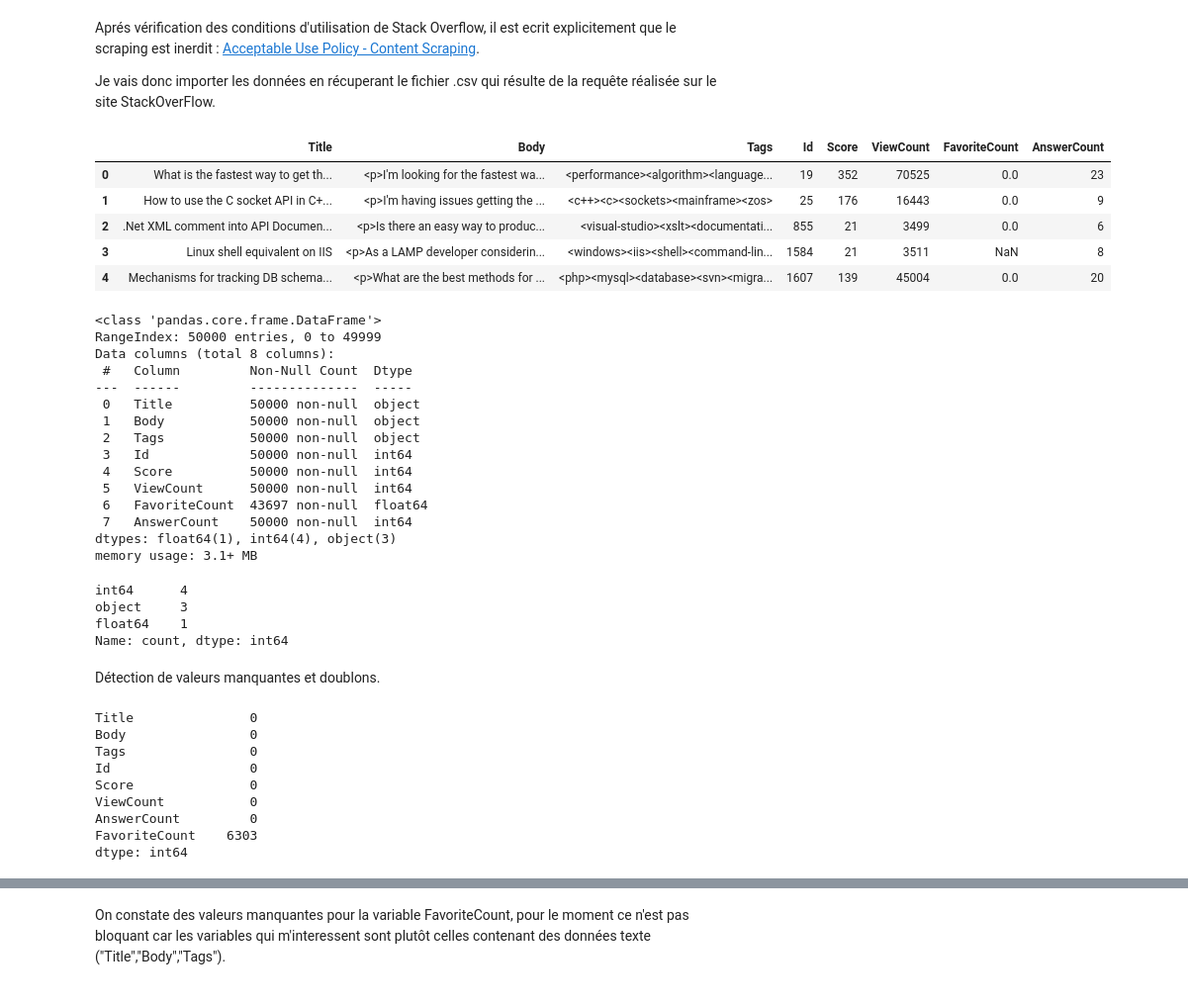
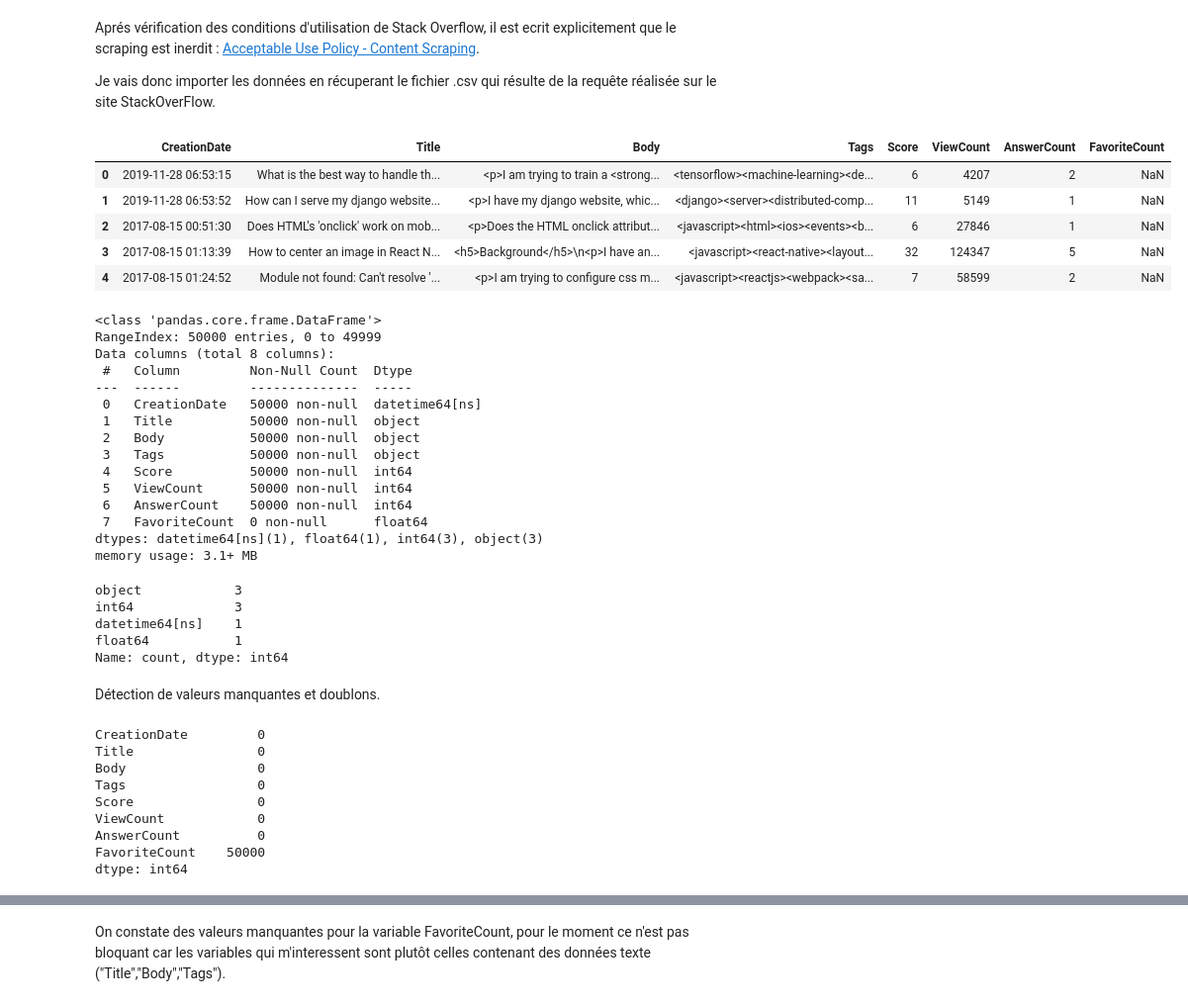
Before and after one commit to flaviejvn/P5_-_Categorisez_automatiquement_des_questions, a Jupyter notebook: Jouvin_Flavie_1_notebook_exploration_052024.ipynb, the cells around one changed output, grey strips where cells are left out. Shown at 99% size. Saved outputs shown, nothing was run; the diff lists cells and outputs as text; code cells hidden in the pictures.

```diff
--- a/Jouvin_Flavie_1_notebook_exploration_052024.ipynb
+++ b/Jouvin_Flavie_1_notebook_exploration_052024.ipynb
@@ -90,19 +174,27 @@ Outils Communément Utilisés pour le Scraping :
 Aprés vérification des conditions d'utilisation de Stack Overflow, il est ecrit explicitement que le scraping est inerdit : [Acceptable Use Policy - Content Scraping](https://stackoverflow.com/legal/acceptable-use-policy).
 
 Je vais donc importer les données en récuperant le fichier .csv qui résulte de la requête réalisée sur le site StackOverFlow.
-# %%
-# Import des données.
-df = pd.read_csv('QueryResults.csv', low_memory=False)
-pd.set_option('display.max_columns', df.shape[1])
-
-df.head(5)
-# %% [output]
-|  | Title | Body | Tags | Id | Score | ViewCount | FavoriteCount | AnswerCount |
-| 0 | What is the fastest way to get th... | <p>I'm looking for the fastest wa... | <performance><algorithm><language... | 19 | 352 | 70525 | 0.0 | 23 |
-| 1 | How to use the C socket API in C+... | <p>I'm having issues getting the ... | <c++><c><sockets><mainframe><zos> | 25 | 176 | 16443 | 0.0 | 9 |
-| 2 | .Net XML comment into API Documen... | <p>Is there an easy way to produc... | <visual-studio><xslt><documentati... | 855 | 21 | 3499 | 0.0 | 6 |
-| 3 | Linux shell equivalent on IIS | <p>As a LAMP developer considerin... | <windows><iis><shell><command-lin... | 1584 | 21 | 3511 | NaN | 8 |
-| 4 | Mechanisms for tracking DB schema... | <p>What are the best methods for ... | <php><mysql><database><svn><migra... | 1607 | 139 | 45004 | 0.0 | 20 |
+# %%
+# Import des données.
+df = pd.read_csv('QueryResults.csv', low_memory=False,  parse_dates=['CreationDate'],
+    dtype={
+        'Title': 'object',
+        'Body': 'object',
+        'Tags': 'object',
+        'Score': 'int64',
+        'ViewCount': 'int64',
+        'AnswerCount': 'int64',
+    })
+pd.set_option('display.max_columns', df.shape[1])
+
+df.head(5)
+# %% [output]
+|  | CreationDate | Title | Body | Tags | Score | ViewCount | AnswerCount | FavoriteCount |
+| 0 | 2019-11-28 06:53:15 | What is the best way to handle th... | <p>I am trying to train a <strong... | <tensorflow><machine-learning><de... | 6 | 4207 | 2 | NaN |
+| 1 | 2019-11-28 06:53:52 | How can I serve my django website... | <p>I have my django website, whic... | <django><server><distributed-comp... | 11 | 5149 | 1 | NaN |
+| 2 | 2017-08-15 00:51:30 | Does HTML's 'onclick' work on mob... | <p>Does the HTML onclick attribut... | <javascript><html><ios><events><b... | 6 | 27846 | 1 | NaN |
+| 3 | 2017-08-15 01:13:39 | How to center an image in React N... | <h5>Background</h5>\n<p>I have an... | <javascript><react-native><layout... | 32 | 124347 | 5 | NaN |
+| 4 | 2017-08-15 01:24:52 | Module not found: Can't resolve '... | <p>I am trying to configure css m... | <javascript><reactjs><webpack><sa... | 7 | 58599 | 2 | NaN |
 # %%
 df.info()
 # %% [output]
@@ -111,23 +203,24 @@ RangeIndex: 50000 entries, 0 to 49999
 Data columns (total 8 columns):
  #   Column         Non-Null Count  Dtype
 ---  ------         --------------  -----
- 0   Title          50000 non-null  object
- 1   Body           50000 non-null  object
- 2   Tags           50000 non-null  object
- 3   Id             50000 non-null  int64
+ 0   CreationDate   50000 non-null  datetime64[ns]
+ 1   Title          50000 non-null  object
+ 2   Body           50000 non-null  object
+ 3   Tags           50000 non-null  object
  4   Score          50000 non-null  int64
  5   ViewCount      50000 non-null  int64
- 6   FavoriteCount  43697 non-null  float64
- 7   AnswerCount    50000 non-null  int64
-dtypes: float64(1), int64(4), object(3)
+ 6   AnswerCount    50000 non-null  int64
+ 7   FavoriteCount  0 non-null      float64
+dtypes: datetime64[ns](1), float64(1), int64(3), object(3)
 memory usage: 3.1+ MB
 # %%
 # Typologie de colonnes.
 df.dtypes.value_counts()
 # %% [output]
-int64      4
-object     3
-float64    1
+object            3
+int64             3
+datetime64[ns]    1
+float64           1
 Name: count, dtype: int64
 # %% [markdown]
 Détection de valeurs manquantes et doublons.
@@ -135,12 +228,12 @@ Détection de valeurs manquantes et doublons.
 # Nombre de valeurs manquantes par colonnes.
 df.isna().sum().sort_values()
 # %% [output]
-Title               0
-Body                0
-Tags                0
-Id                  0
-Score               0
-ViewCount           0
-AnswerCount         0
-FavoriteCount    6303
+CreationDate         0
+Title                0
+Body                 0
+Tags                 0
+Score                0
+ViewCount            0
+AnswerCount          0
+FavoriteCount    50000
 dtype: int64
```
Also changed, not shown: parts of 91 cells of this notebook.
